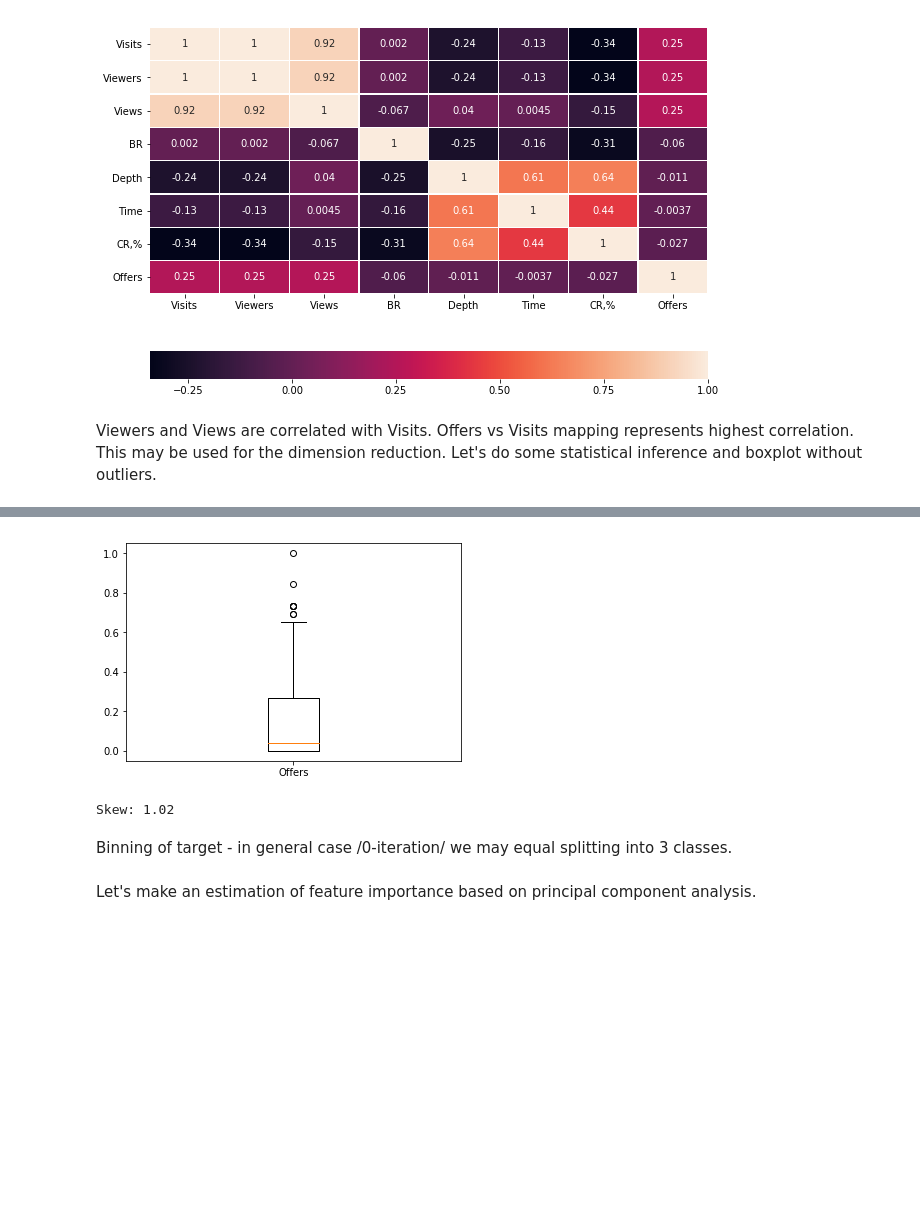
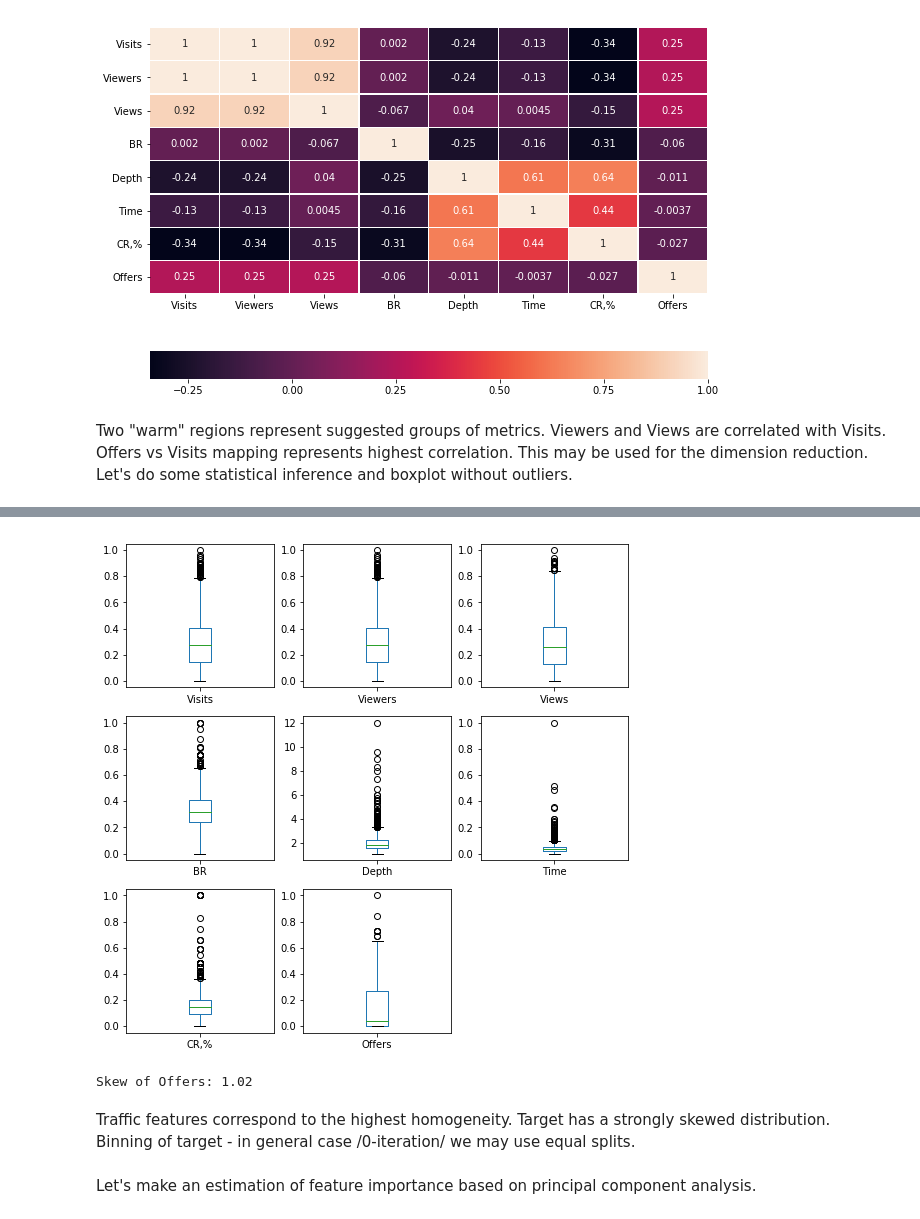
Before and after one commit to SergeyKamenshchikov/MARKETING, a Jupyter notebook: web_ml_new.ipynb, the cells around one changed output, grey strips where cells are left out. Cells and saved outputs as stored; diff of their text form; code cells hidden in the pictures; blank space fills up the shorter version.

```diff
--- a/web_ml_new.ipynb
+++ b/web_ml_new.ipynb
@@ -141,19 +141,16 @@ cormap(df)
 # %% [output]
 [figure]
 # %% [markdown]
-Viewers and Views are correlated with Visits. Offers vs Visits mapping represents highest correlation. This may be used for the dimension reduction. Let's do some statistical inference and boxplot without outliers.
+Two "warm" regions represent suggested groups of metrics. Viewers and Views are correlated with Visits. Offers vs Visits mapping represents highest correlation. This may be used for the dimension reduction. Let's do some statistical inference and boxplot without outliers.
 # %%
 description=df['Offers'].describe()
-print('Common description:\n')
+print('Common description:')
 print(description)
 
-fig=plt.figure()
-ax=fig.add_subplot(111)
-plt.boxplot([df['Offers']])
-ax.set_xticklabels(['Offers'])
+df.plot(kind='box',subplots=True,layout=(3,3),sharex=False,sharey=False,figsize=(9,9))
 plt.show()
 
 skew=df['Offers'].skew()
-print('Skew:',round(skew,2))
+print('Skew of Offers:',round(skew,2))
 # %% [output]
 Common description:
@@ -161,16 +157,17 @@ Common description:
 count    1338.000000
 mean        0.144648
 std         0.175323
 min         0.000000
 25%         0.000000
 50%         0.038462
 75%         0.269231
 max         1.000000
 Name: Offers, dtype: float64
-[figure, old version]
+[figure, new version]
-Skew: 1.02
+Skew of Offers: 1.02
 # %% [markdown]
-Binning of target - in general case /0-iteration/ we may equal splitting into 3 classes.
+Traffic features correspond to the highest homogeneity. Target has a strongly skewed distribution.
+Binning of target - in general case /0-iteration/ we may use equal splits.
 # %%
 df_binary=df.copy()
 df_binary['Offers_BIN']=get_class(df_binary['Offers'],0.5)
```
Also changed, not shown: parts of 4 cells of this notebook.
